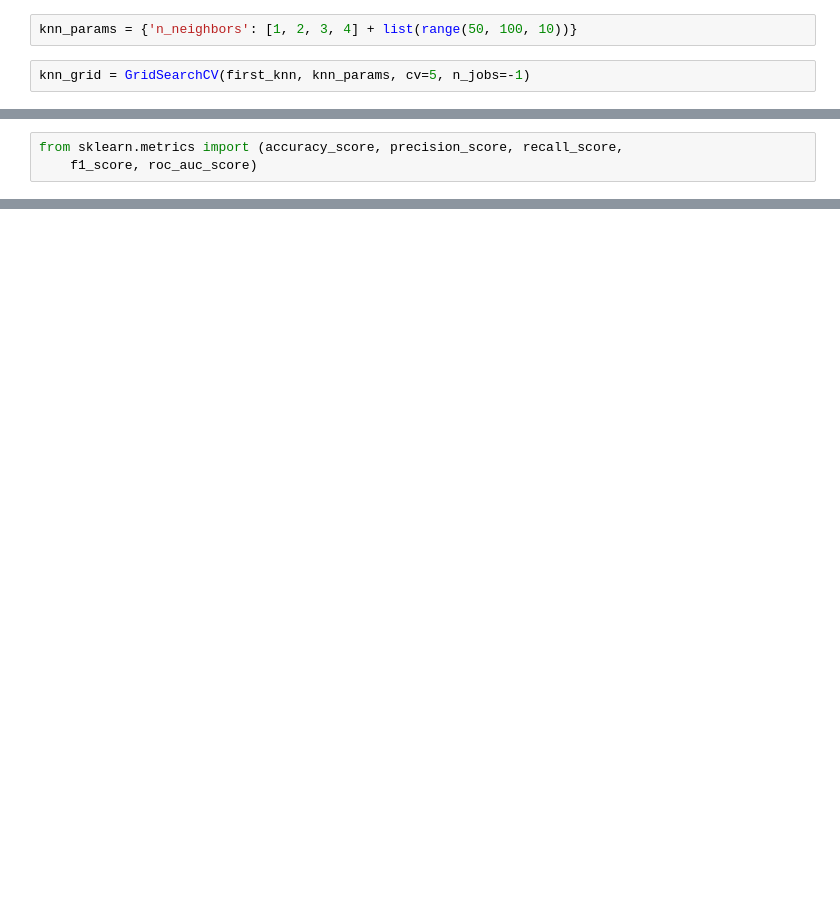
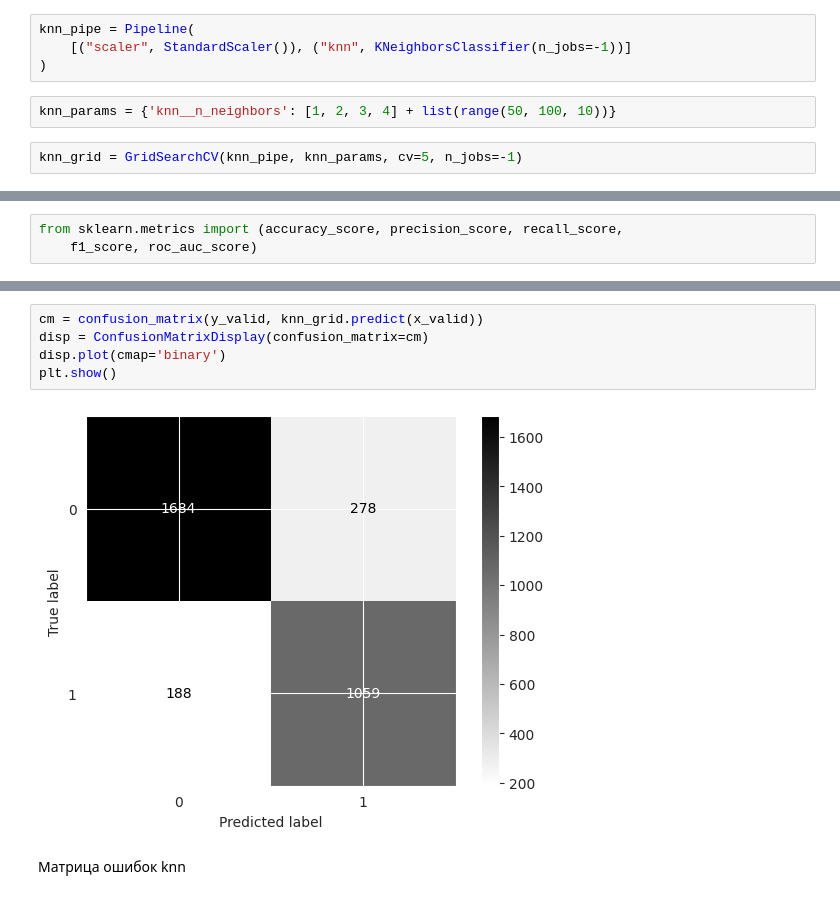
Before and after one commit to skumbria1/ML_labs, a Jupyter notebook: lab3/lab3.ipynb, the cells around one changed output, grey strips where cells are left out. Cells and saved outputs as stored; diff of their text form; blank space fills up the shorter version.

```diff
--- a/lab3/lab3.ipynb
+++ b/lab3/lab3.ipynb
@@ -243,7 +246,11 @@ tree_grid.best_params_, tree_grid.best_score_
+# %%
+knn_pipe = Pipeline(
+    [("scaler", StandardScaler()), ("knn", KNeighborsClassifier(n_jobs=-1))]
+)
 # %%
-knn_params = {'n_neighbors': [1, 2, 3, 4] + list(range(50, 100, 10))}
+knn_params = {'knn__n_neighbors': [1, 2, 3, 4] + list(range(50, 100, 10))}
 # %%
-knn_grid = GridSearchCV(first_knn, knn_params, cv=5, n_jobs=-1)
+knn_grid = GridSearchCV(knn_pipe, knn_params, cv=5, n_jobs=-1)
 # %%
 %%time
 knn_grid.fit(x_train, y_train);
@@ -303,0 +343,9 @@ knn: 0.8164434602270729
+# %%
+cm = confusion_matrix(y_valid, knn_grid.predict(x_valid))
+disp = ConfusionMatrixDisplay(confusion_matrix=cm)
+disp.plot(cmap='binary')
+plt.show()
+# %% [output]
+[figure, added]
+# %% [markdown]
+Матрица ошибок knn
```
Also changed, not shown: parts of 25 cells of this notebook.
